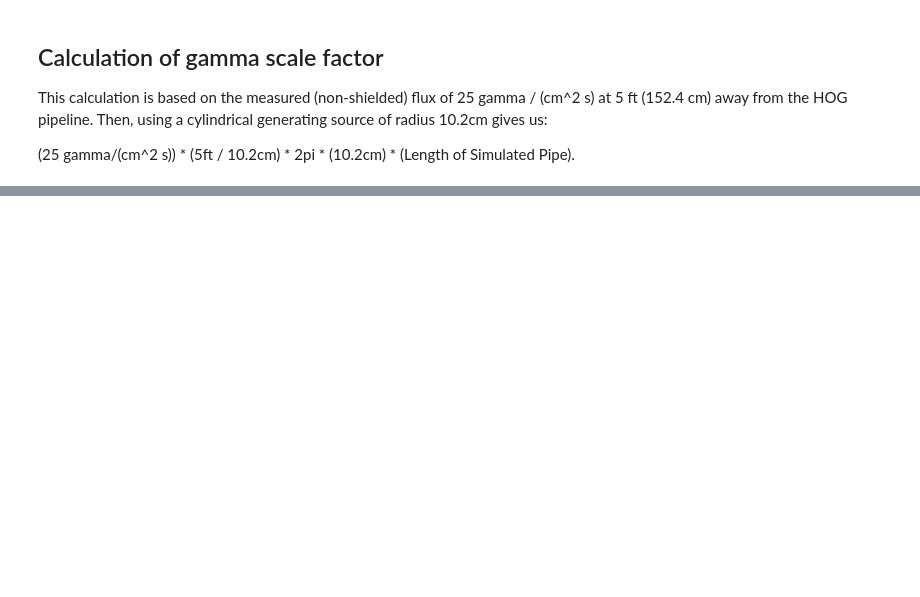
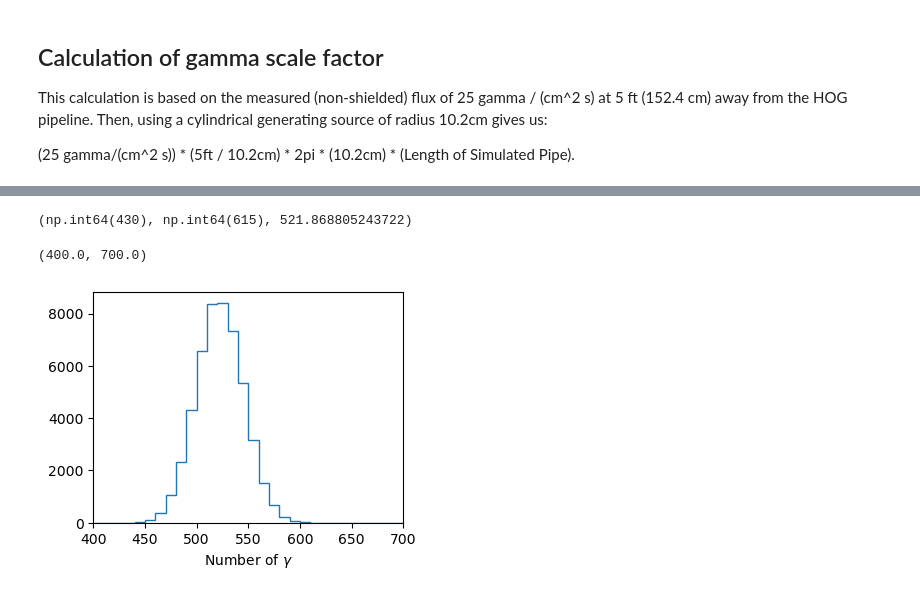
Before and after one commit to yuntsebaryon/SNeNDSens, a Jupyter notebook: MCProd/gen/HOG/genHOG.ipynb, the cells around one changed output, grey strips where cells are left out. Drawn from its saved outputs; the diff is of its cells as text; code cells hidden in the pictures; blank space fills up the shorter version.

```diff
--- a/MCProd/gen/HOG/genHOG.ipynb
+++ b/MCProd/gen/HOG/genHOG.ipynb
@@ -237,0 +227,13 @@ FileNotFoundError: [Errno 2] No such file or directory: '/Users/yuntse/data/cohe
+# %%
+numGammaPerEvent.min(), numGammaPerEvent.max(), avgNumGammaPerEvent
+# %% [output]
+(np.int64(430), np.int64(615), 521.868805243722)
+# %%
+fig, ax = plt.subplots( figsize = ( 4, 3 ))
+
+ax.hist(numGammaPerEvent, bins = np.linspace(0, 800, 81), histtype = 'step')
+ax.set_xlabel(r'Number of $\gamma$')
+ax.set_xlim( [400, 700] )
+# %% [output]
+(400.0, 700.0)
+[figure, added]
```
Also changed, not shown: parts of 12 cells of this notebook.
